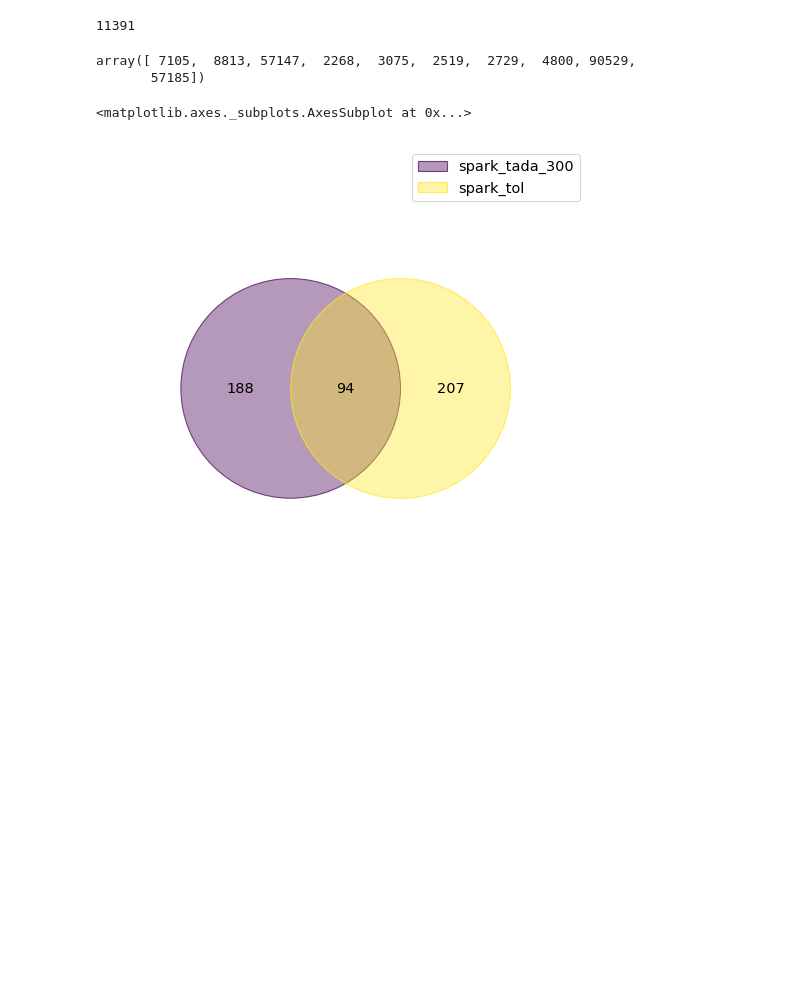
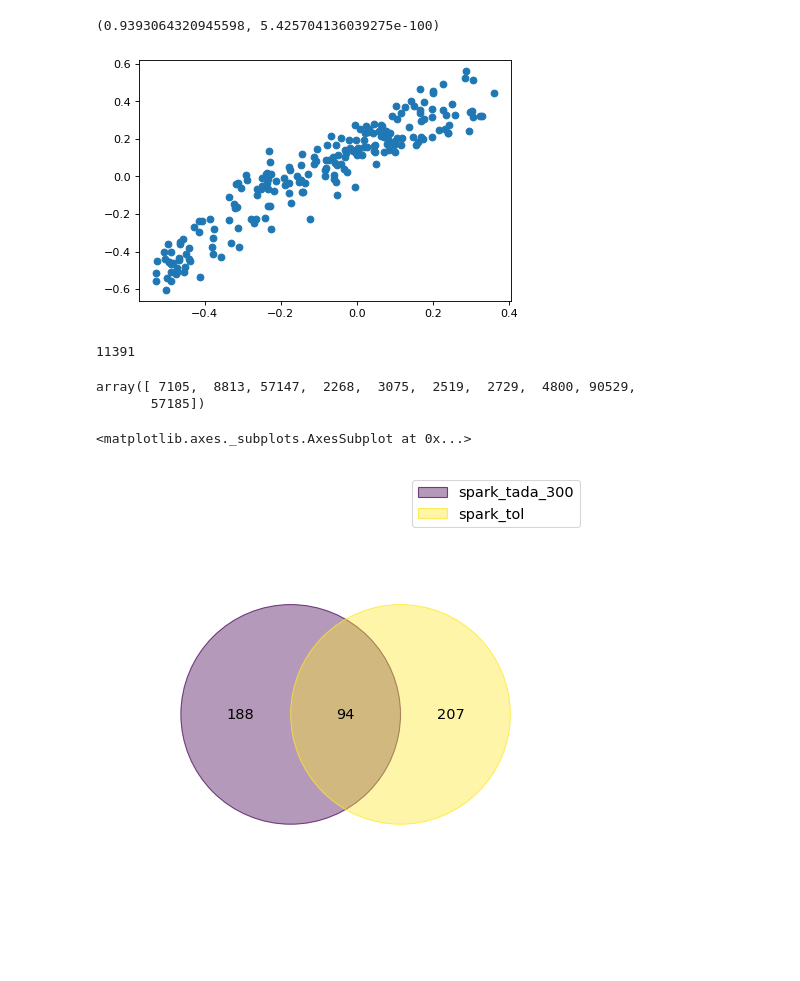
Before and after one commit to explorerwjy/ASD_Circuits, a Jupyter notebook: src/CompareOverlap.ipynb, the cells around one changed output. Cells and saved outputs as stored; diff of their text form; code cells hidden in the pictures; blank space fills up the shorter version.

```diff
--- a/src/CompareOverlap.ipynb
+++ b/src/CompareOverlap.ipynb
@@ -19,3 +36,14 @@ ExpZscoreMat = pd.read_csv(ExpZscoreMat, index_col="ROW")
+# %%
+x,y = [],[]
+df1, df2 = jw_explevel, jw_brs
+for _str, row in df1.iterrows():
+    x.append(row["EFFECT"])
+    y.append(df2.loc[_str, "EFFECT"])
+plt.scatter(x, y)
+print(pearsonr(x,y))
+# %% [output]
+(0.9393064320945598, 5.425704136039275e-100)
+[figure, added]
 # %%
 BrainSpan = pd.read_csv("/Users/jiayao/Work/BrainDisorders/data/expression/brainspan/gene_matrix/expression_matrix.csv",
                    delimiter=",", header = None, names=None)
```
Also changed, not shown: parts of 5 cells of this notebook, 7 other files.
